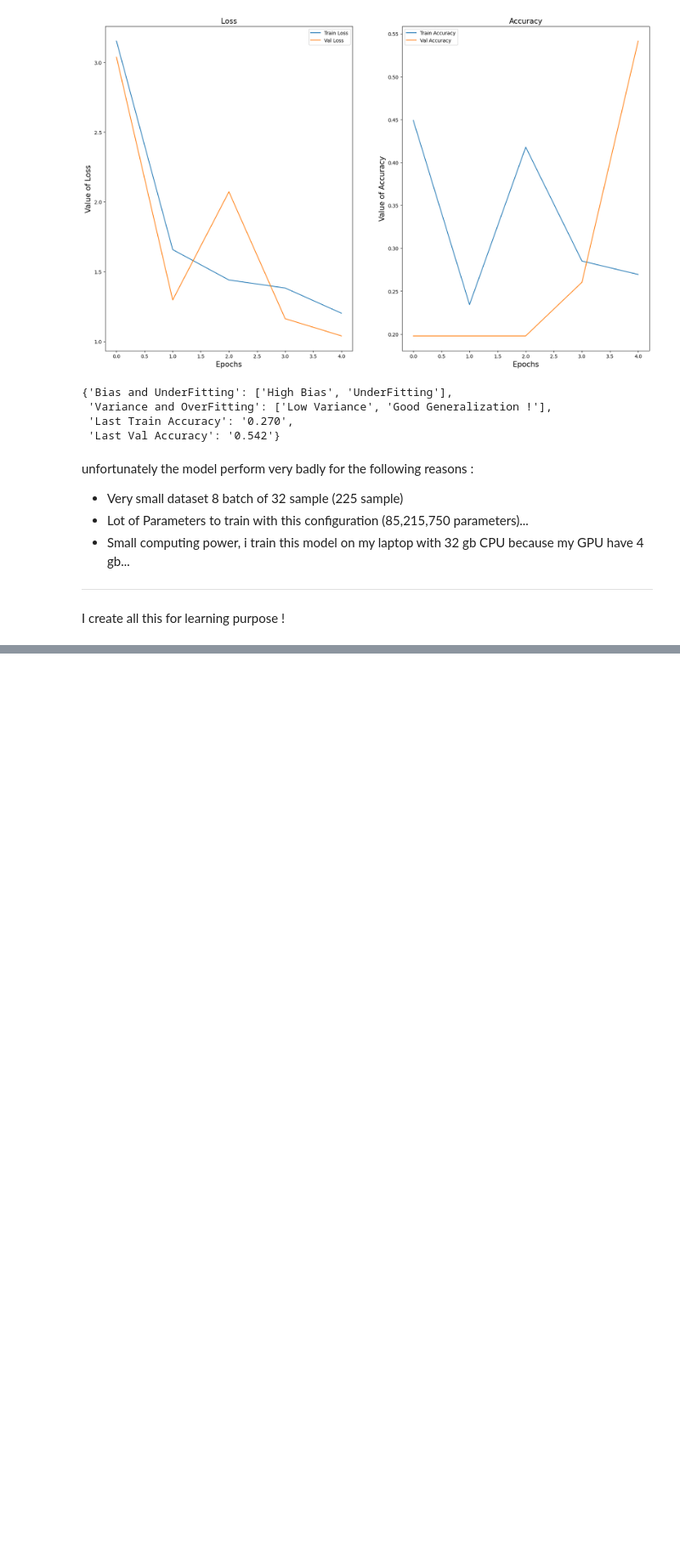
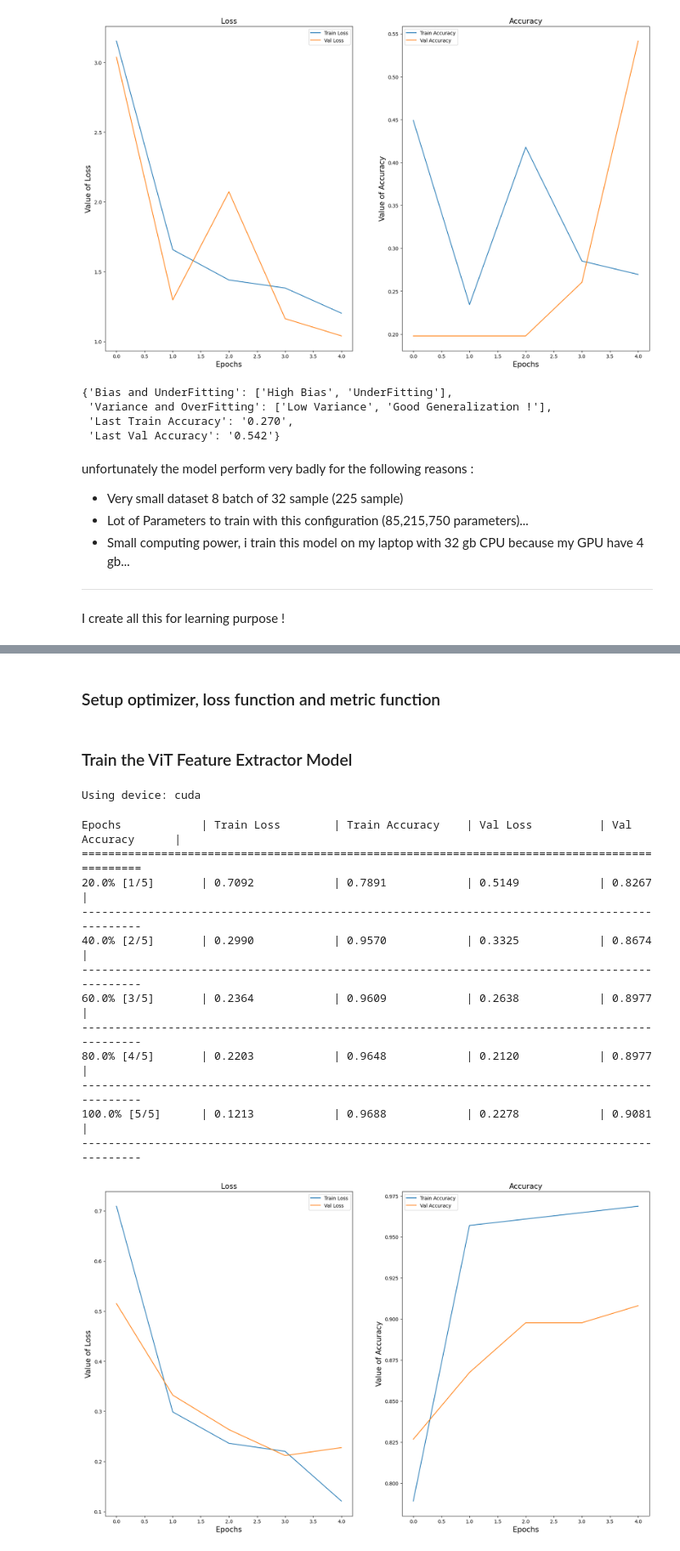
Before and after one commit to widium/Vision-Transformer-Pytorch, a Jupyter notebook: Project/training.ipynb, the cells around one changed output, grey strips where cells are left out. Shown: that part at 85% size. Cells and saved outputs as stored; diff of their text form; code cells hidden in the pictures; blank space fills up the shorter version.

Commit message:
Transfert Learning ViT and Prediction on Custom Data

```diff
--- a/Project/training.ipynb
+++ b/Project/training.ipynb
@@ -177,0 +308,8 @@ I create all this for learning purpose !
+# %%
+from pathlib import Path
+
+PARENT_FOLDER = Path("data/pizza_steak_sushi/")
+TRAIN_DIR = PARENT_FOLDER / "train"
+TEST_DIR = PARENT_FOLDER / "test"
+
+PARENT_FOLDER, TRAIN_DIR, TEST_DIR
@@ -177,0 +320,10 @@ I create all this for learning purpose !
+# %%
+from torchvision.datasets import ImageFolder
+
+train_dataset = ImageFolder(root=TRAIN_DIR,
+                            transform=preprocessing)
+
+test_dataset = ImageFolder(root=TEST_DIR,
+                           transform=preprocessing)
+
+len(train_dataset), len(test_dataset)
@@ -177,0 +356,46 @@ I create all this for learning purpose !
+# %% [markdown]
+### Setup optimizer, loss function and metric function
+# %%
+from torch.optim import Adam
+from torch.nn import CrossEntropyLoss
+from torchmetrics import Accuracy
+
+optimizer = Adam(params=vit_feature_extractor_model.parameters(), lr=0.001)
+loss_function = CrossEntropyLoss()
+metric_function = Accuracy(task="multiclass", num_classes=3)
+# %% [markdown]
+### Train the ViT Feature Extractor Model
+# %%
+device = "cuda"
+
+vit_base.to(device)
+print(f"Using device: {device}")
+# %% [output]
+Using device: cuda
+# %%
+from modeling.training.train import train
+
+history = train(
+    model=vit_base,
+    train_dataloader=train_dataloader,
+    test_dataloader=test_dataloader,
+    optimizer=optimizer,
+    loss_function=loss_function,
+    metric_function=metric_function,
+    device=device,
+    epochs=5
+)
+# %% [output]
+Epochs            | Train Loss        | Train Accuracy    | Val Loss          | Val Accuracy      |
+===============================================================================================
+20.0% [1/5]       | 0.7092            | 0.7891            | 0.5149            | 0.8267            |
+-----------------------------------------------------------------------------------------------
+40.0% [2/5]       | 0.2990            | 0.9570            | 0.3325            | 0.8674            |
+-----------------------------------------------------------------------------------------------
+60.0% [3/5]       | 0.2364            | 0.9609            | 0.2638            | 0.8977            |
+-----------------------------------------------------------------------------------------------
+80.0% [4/5]       | 0.2203            | 0.9648            | 0.2120            | 0.8977            |
+-----------------------------------------------------------------------------------------------
+100.0% [5/5]      | 0.1213            | 0.9688            | 0.2278            | 0.9081            |
+-----------------------------------------------------------------------------------------------
+[figure, added]
```
Also changed, not shown: parts of 24 cells of this notebook, 1 other file.
